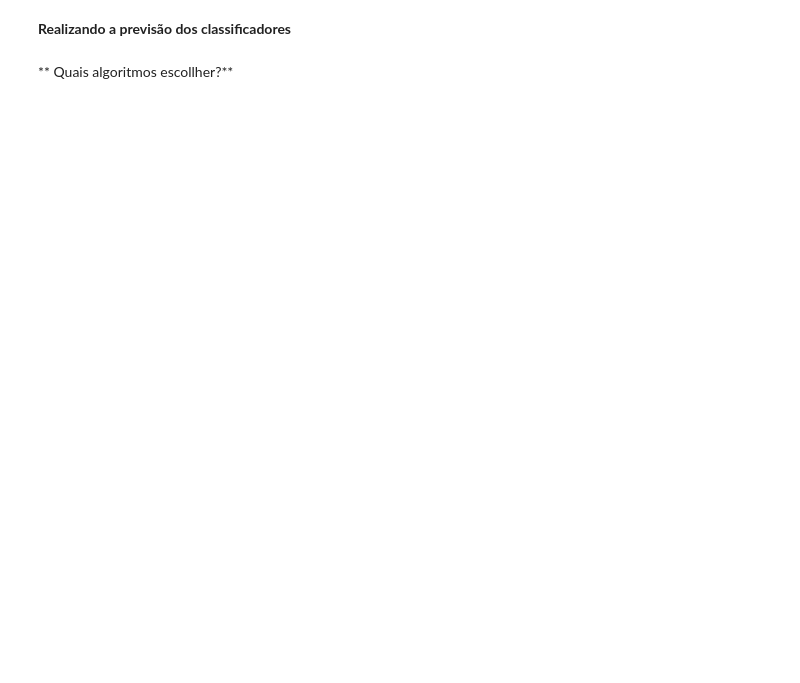
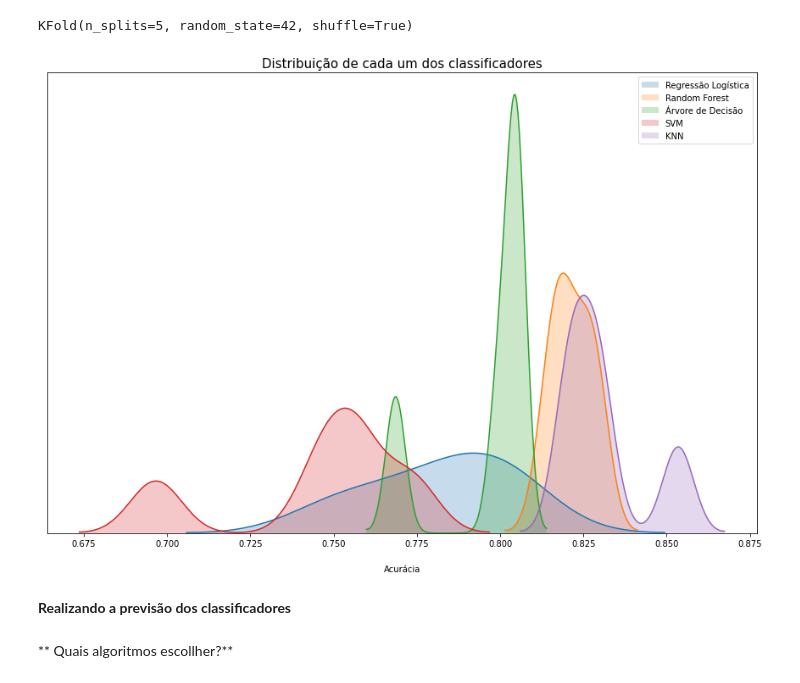
Before and after one commit to nicolegold/analista-ML, a Jupyter notebook: cap4FAM.ipynb, the cells around one changed output. Cells and saved outputs as stored; diff of their text form; code cells hidden in the pictures; blank space fills up the shorter version.

```diff
--- a/cap4FAM.ipynb
+++ b/cap4FAM.ipynb
@@ -23,6 +23,7 @@ from sklearn.tree import DecisionTreeClassifier
 from sklearn.neighbors import KNeighborsClassifier
 from sklearn import svm
 # %%
-got_dataset=pd.read_csv('../input/game-of-thrones/character-predictions.csv')  #realiza a leitura do dataset
+#got_dataset=pd.read_csv('../input/game-of-thrones/character-predictions.csv')  #realiza a leitura do dataset #foi importado do kaggle
+got_dataset = pd.read_csv('character-predictions.csv', sep="," , encoding="UTF8" ) #mas agora preciso importar pelo colab
 # %%
 got_dataset.info() #conhecendo o dataset
@@ -101,6 +169,10 @@ y = got_dataset.iloc[:, 0].values
 # aplicando o modelo de validação cruzada
 # divide o dataset entre 5 diferentes grupos
 kfold = KFold(n_splits=5, shuffle=True, random_state=42)
+# %%
+kfold
+# %% [output]
+KFold(n_splits=5, random_state=42, shuffle=True)
 # %%
 # construindo os modelos de classificação
 modelos = [LogisticRegression(solver='liblinear'), RandomForestClassifier(n_estimators=400, random_state=42),
@@ -117,16 +189,18 @@ for model in modelos:
 # %%
 classificadores=['Regressão Logística', 'Random Forest', 'Árvore de Decisão', 'SVM', 'KNN']
 
-plt.figure(figsize=(10, 10))
+plt.figure(figsize=(15, 10))
 for i in range(len(mean)):
     sns.distplot(mean[i], hist=False, kde_kws={"shade": True})
 
 plt.title("Distribuição de cada um dos classificadores", fontsize=15)
 plt.legend(classificadores)
 plt.xlabel("Acurácia", labelpad=20)
 plt.yticks([])
 
 plt.show()
+# %% [output]
+[figure, added]
 # %% [markdown]
 **Realizando a previsão dos classificadores**
 # %% [markdown]
```
Also changed, not shown: parts of 13 cells of this notebook.
